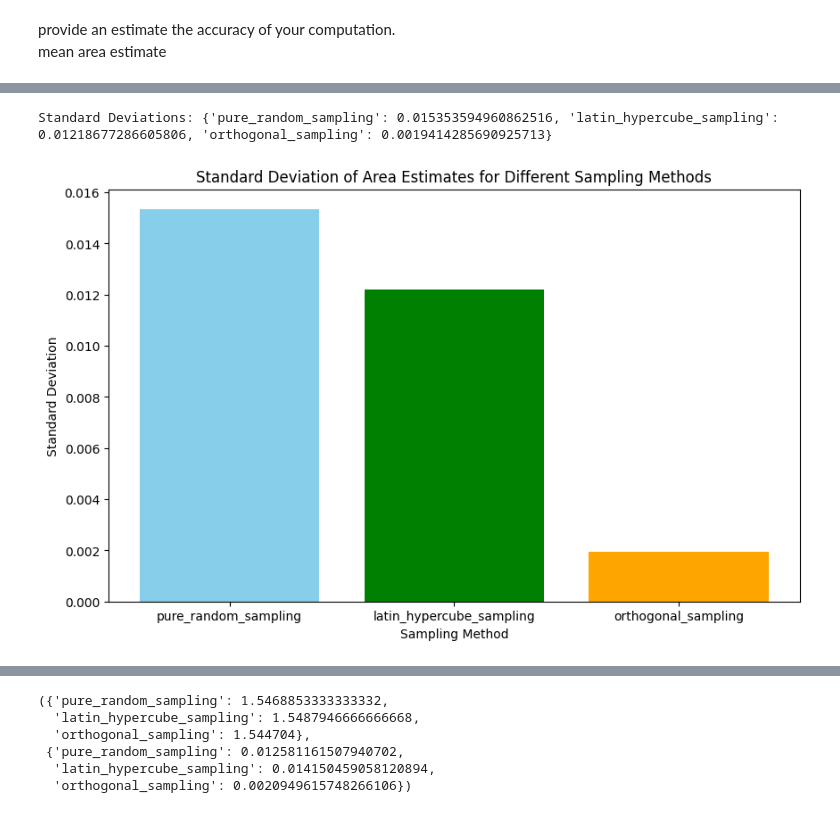
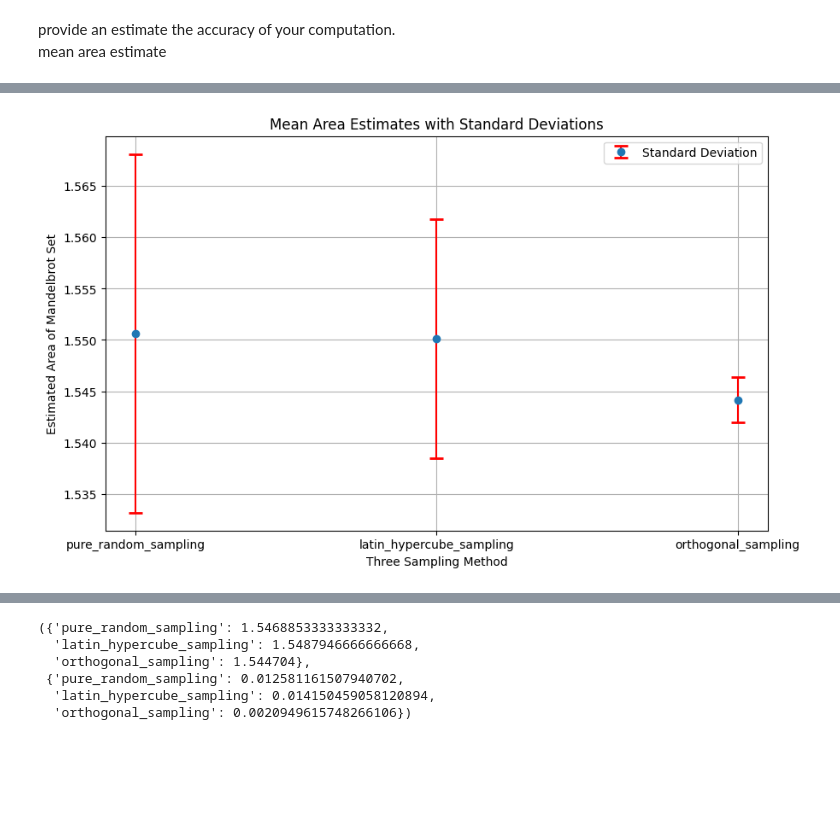
Before and after one commit to archiezq/Stochastic_assign1, a Jupyter notebook: 23_of_assign1.ipynb, the cells around one changed output, grey strips where cells are left out. Drawn from its saved outputs; the diff is of its cells as text; code cells hidden in the pictures; blank space fills up the shorter version.

```diff
--- a/23_of_assign1.ipynb
+++ b/23_of_assign1.ipynb
@@ -69,7 +69,7 @@ def monte_carlo_mandelbrot_area(max_iter, max_sample, x_min, x_max, y_min, y_max
 x_min, x_max = -2.5, 1.5
 y_min, y_max = -2, 2
 
-iter = 100  # Example number of iterations
+iter = 1000  # Example number of iterations
 samples = 100000   # Example number of samples
 area_estimate = monte_carlo_mandelbrot_area(iter, samples, x_min, x_max, y_min, y_max)
 print(area_estimate)
@@ -229,7 +255,7 @@ x_min = -2.5
 x_max = 1.5
 y_min = -2
 y_max = 2
-num_iter = 100
+num_iter = 1000
 num_sample = 100000
 
 
@@ -308,41 +327,38 @@ P-values: {'pure_random_sampling vs latin_hypercube_sampling': 0.492040326768404
 # %%
-def estimate_area_sampling_method(sampling_method, num_iter, num_sample, x_min, x_max, y_min, y_max, repetitions):
-    """Estimate the area of the Mandelbrot set using a given sampling method."""
-    area_estimates = []
-    for _ in range(repetitions):
-        _, area_estimate = sampling_method(num_iter, num_sample, x_min, x_max, y_min, y_max)
-        area_estimates.append(area_estimate)
-    return area_estimates
-
-def analyze_sampling_methods(num_iter, num_sample, repetitions):
+def analyze_sampling_methods2(num_iter, num_sample, repetitions):
     """Analyze different sampling methods for estimating the Mandelbrot set area."""
     methods = [pure_random_sampling, latin_hypercube_sampling, orthogonal_sampling]
+    mean_areas = {}
     standard_deviations = {}
-
+    # Get area estimates for each method and calculate statistics
     for method in methods:
         area_estimates = estimate_area_sampling_method(method, num_iter, num_sample, x_min, x_max, y_min, y_max, repetitions)
+        mean_areas[method.__name__] = np.mean(area_estimates)
         standard_deviations[method.__name__] = np.std(area_estimates)
 
-    return standard_deviations
+    return mean_areas, standard_deviations
+
 
 # Example usage
 max_iterations = 100
 num_sample = 100000
 repetitions = 30
 
-std_deviations = analyze_sampling_methods(max_iterations, num_sample, repetitions)
-print("Standard Deviations:", std_deviations)
+mean_areas, standard_deviations = analyze_sampling_methods2(max_iterations, num_sample, repetitions)
 
-# Plotting standard deviations
-methods = list(std_deviations.keys())
-std_values = list(std_deviations.values())
 
+methods = list(mean_areas.keys())
+means = list(mean_areas.values())
+std_devs = list(standard_deviations.values())
+
+# Plotting
 plt.figure(figsize=(10, 6))
-plt.bar(methods, std_values, color=['skyblue', 'g', 'orange'])
-plt.title("Standard Deviation of Area Estimates for Different Sampling Methods")
-plt.xlabel("Sampling Method")
-plt.ylabel("Standard Deviation")
+plt.errorbar(methods, means, yerr=std_devs, fmt='o', capsize=6, capthick=2, ecolor='red', label='Standard Deviation')
+plt.title("Mean Area Estimates with Standard Deviations")
+plt.xlabel("Three Sampling Method")
+plt.ylabel("Estimated Area of Mandelbrot Set")
+plt.legend()
+plt.grid(True)
 plt.show()
 # %% [output]
-Standard Deviations: {'pure_random_sampling': 0.015353594960862516, 'latin_hypercube_sampling': 0.01218677286605806, 'orthogonal_sampling': 0.0019414285690925713}
-[figure, old version]
+[figure, new version]
```
Also changed, not shown: parts of 9 cells of this notebook.
